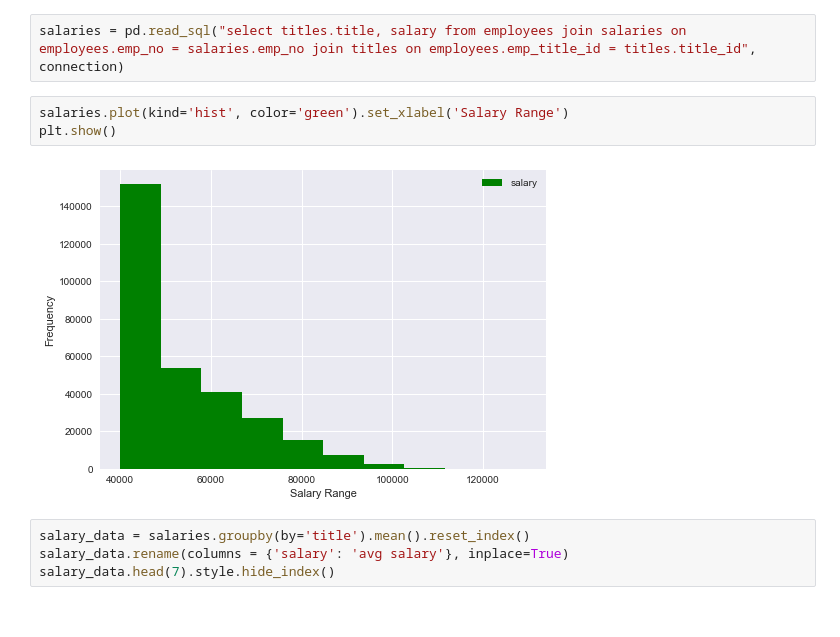
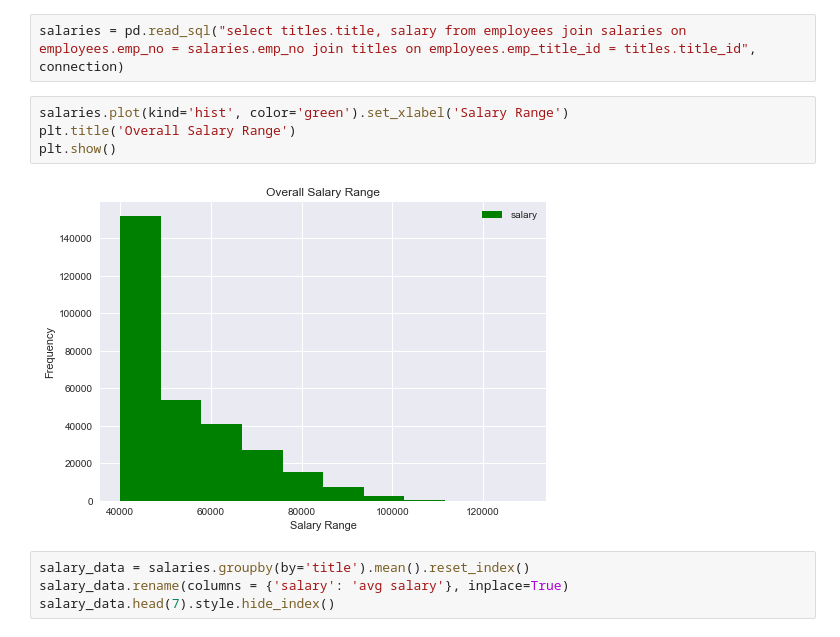
Before and after one commit to rb25s13/sql-employee-db, a Jupyter notebook: EmployeeSQL/salary_ranges.ipynb, the cells around one changed output. Drawn from its saved outputs; the diff is of its cells as text.

```diff
--- a/EmployeeSQL/salary_ranges.ipynb
+++ b/EmployeeSQL/salary_ranges.ipynb
@@ -14,9 +14,10 @@ connection = engine.connect()
 salaries = pd.read_sql("select titles.title, salary from employees join salaries on employees.emp_no = salaries.emp_no join titles on employees.emp_title_id = titles.title_id", connection)
 # %%
 salaries.plot(kind='hist', color='green').set_xlabel('Salary Range')
+plt.title('Overall Salary Range')
 plt.show()
 # %% [output]
-[figure, old version]
+[figure, new version]
 # %%
 salary_data = salaries.groupby(by='title').mean().reset_index()
 salary_data.rename(columns = {'salary': 'avg salary'}, inplace=True)
```
Also changed, not shown: parts of 1 cell of this notebook.
